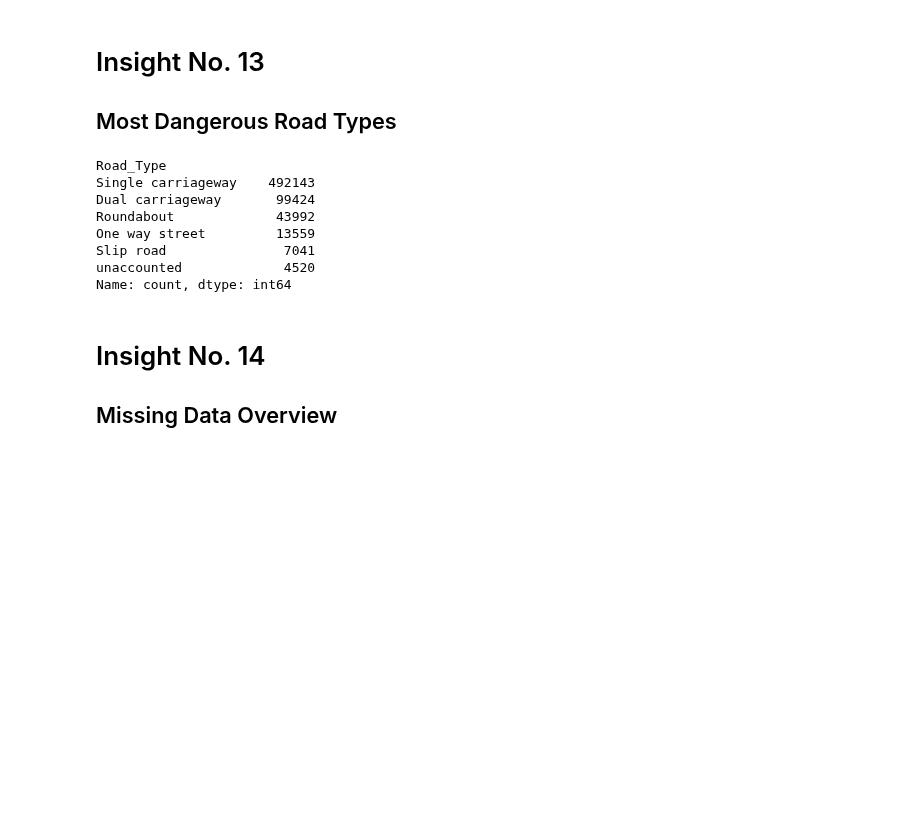
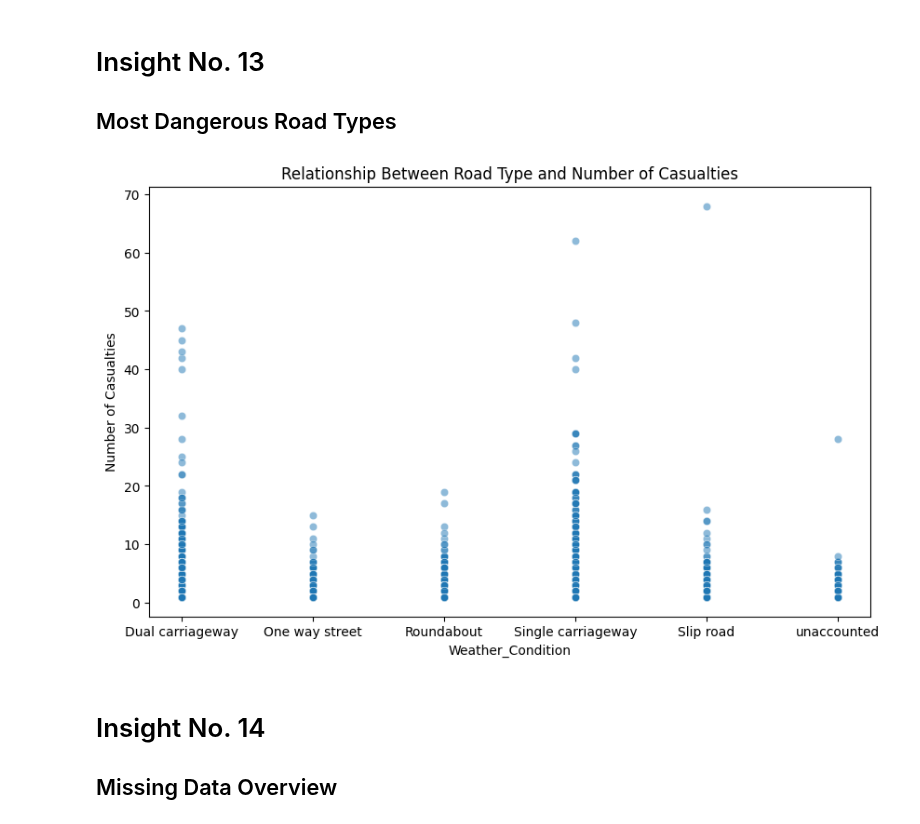
Before and after one commit to String1010/ITD_101, a Jupyter notebook: Activity4.ipynb, the cells around one changed output. Drawn from its saved outputs; the diff is of its cells as text; code cells hidden in the pictures; blank space fills up the shorter version.

```diff
--- a/Activity4.ipynb
+++ b/Activity4.ipynb
@@ -422,16 +442,16 @@ Name: count, dtype: int64
 <h1>Insight No. 13</h1>
 <h2>Most Dangerous Road Types</h2>
 # %%
-acd['Road_Type'].value_counts()
+# acd['Road_Type'].value_counts()
+
+plt.figure(figsize=(10, 6))
+sns.scatterplot(x=acd['Road_Type'], y=acd['Number_of_Casualties'], alpha=0.5)
+plt.xlabel("Weather_Condition")
+plt.ylabel("Number of Casualties")
+plt.title("Relationship Between Road Type and Number of Casualties")
+plt.show()
 # %% [output]
-Road_Type
-Single carriageway    492143
-Dual carriageway       99424
-Roundabout             43992
-One way street         13559
-Slip road               7041
-unaccounted             4520
-Name: count, dtype: int64
+[figure, added]
 # %% [markdown]
 <h1>Insight No. 14</h1>
 <h2>Missing Data Overview</h2>
```
Also changed, not shown: parts of 18 cells of this notebook.
